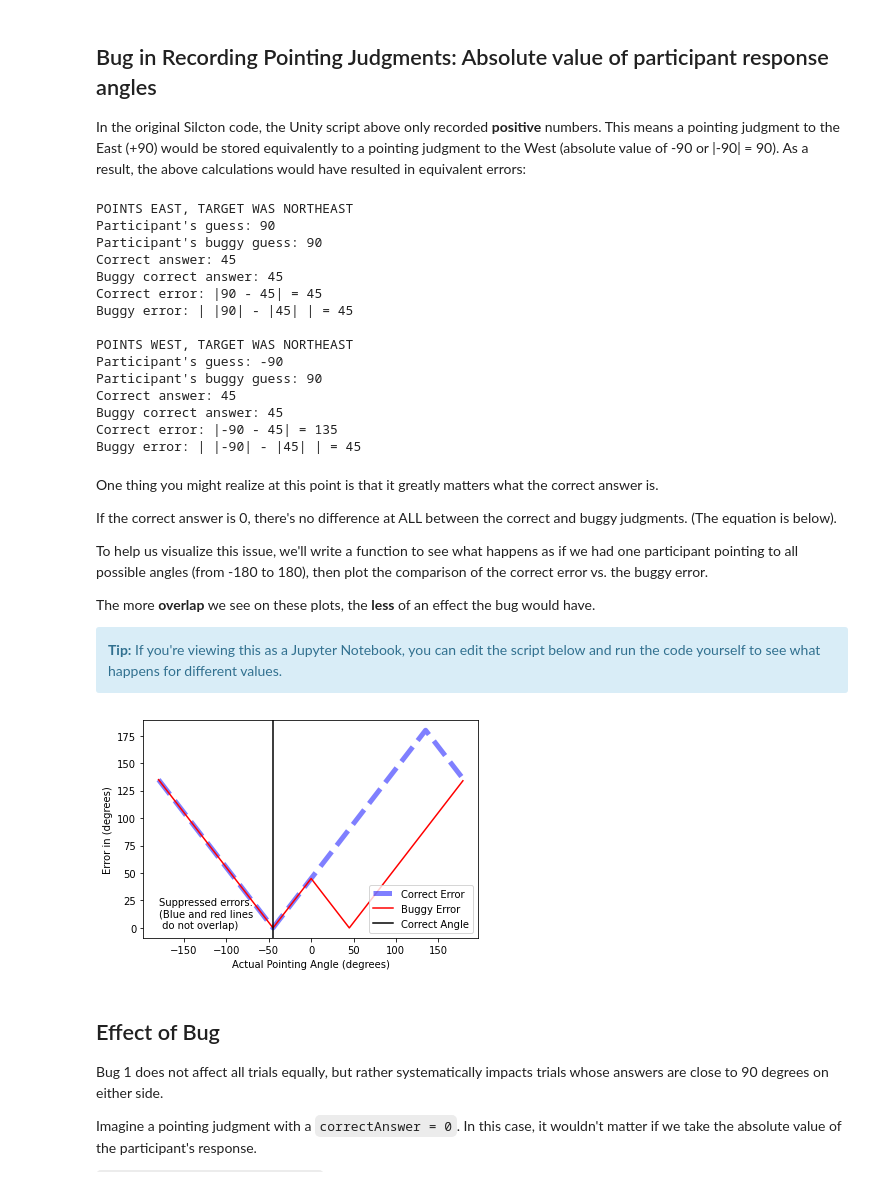
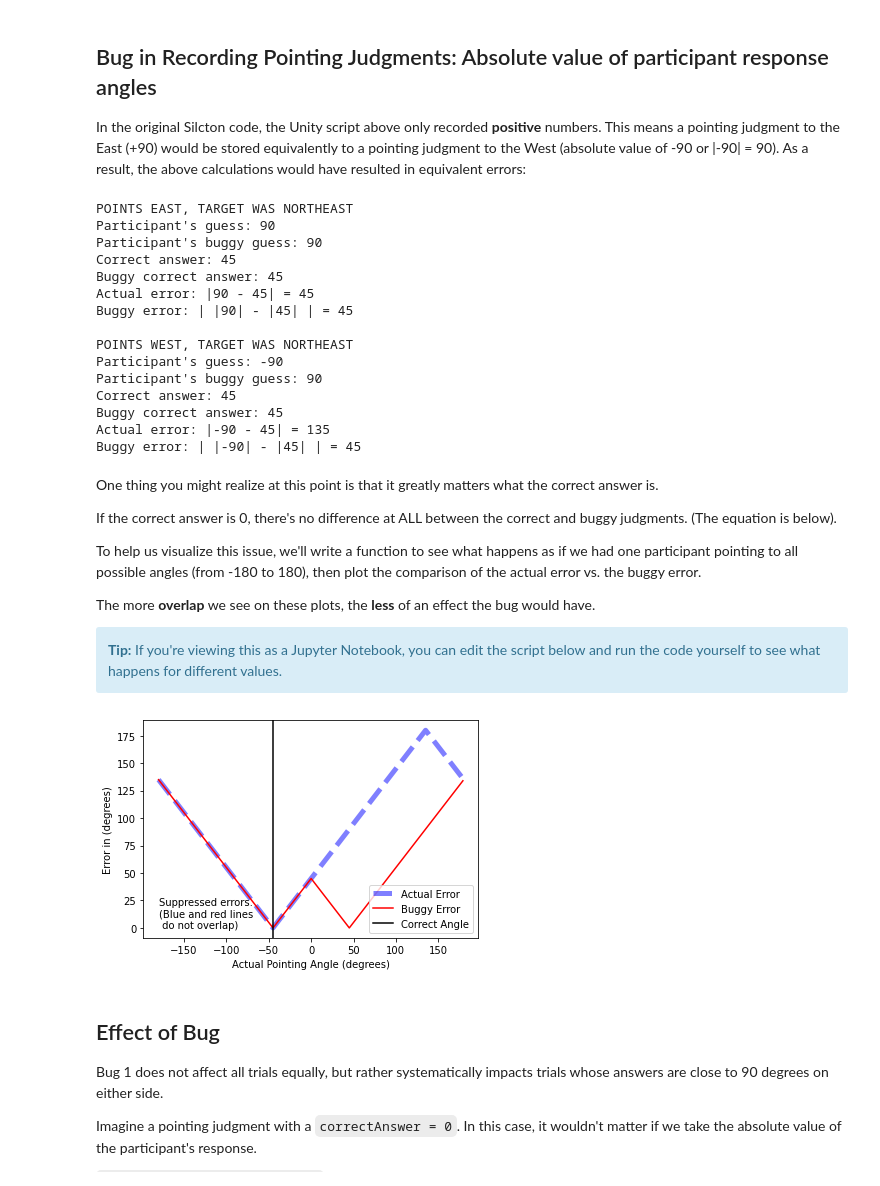
Before and after one commit to smweis/silcton_2.0, a Jupyter notebook: notebook/VirtualSilctonBugReport.ipynb, the cells around one changed output. Drawn from its saved outputs; the diff is of its cells as text; code cells hidden in the pictures.

```diff
--- a/notebook/VirtualSilctonBugReport.ipynb
+++ b/notebook/VirtualSilctonBugReport.ipynb
@@ -206,21 +204,21 @@ participantJudgment1 = 90
 participantJudgment2 = -90
 
 print("POINTS EAST, TARGET WAS NORTHEAST")
-correctError = correctPointing(participantJudgment1,correctAnswer)
+actualError = correctPointing(participantJudgment1,correctAnswer)
 buggyError = buggyPointing(participantJudgment1,correctAnswer)
 
 print(f"Participant's guess: {participantJudgment1}\n" + f"Participant's buggy guess: {abs(participantJudgment1)}\n" +
       f"Correct answer: {correctAnswer}\n" + f"Buggy correct answer: {abs(correctAnswer)}\n" +
-      f"Correct error: |{participantJudgment1} - {correctAnswer}| = {correctError}\n" +
+      f"Actual error: |{participantJudgment1} - {correctAnswer}| = {actualError}\n" +
       f"Buggy error: | |{participantJudgment1}| - |{correctAnswer}| | = {buggyError}\n")
 
 print("POINTS WEST, TARGET WAS NORTHEAST")
-correctError = correctPointing(participantJudgment2,correctAnswer)
+actualError = correctPointing(participantJudgment2,correctAnswer)
 buggyError = buggyPointing(participantJudgment2,correctAnswer)
 
 print(f"Participant's guess: {participantJudgment2}\n" + f"Participant's buggy guess: {abs(participantJudgment2)}\n" +
       f"Correct answer: {correctAnswer}\n" + f"Buggy correct answer: {abs(correctAnswer)}\n" +
-      f"Correct error: |{participantJudgment2} - {correctAnswer}| = {correctError}\n" +
+      f"Actual error: |{participantJudgment2} - {correctAnswer}| = {actualError}\n" +
       f"Buggy error: | |{participantJudgment2}| - |{correctAnswer}| | = {buggyError}\n")
 # %% [output]
 POINTS EAST, TARGET WAS NORTHEAST
@@ -228,7 +226,7 @@ Participant's guess: 90
 Participant's buggy guess: 90
 Correct answer: 45
 Buggy correct answer: 45
-Correct error: |90 - 45| = 45
+Actual error: |90 - 45| = 45
 Buggy error: | |90| - |45| | = 45
 
 POINTS WEST, TARGET WAS NORTHEAST
@@ -236,14 +234,14 @@ Participant's guess: -90
 Participant's buggy guess: 90
 Correct answer: 45
 Buggy correct answer: 45
-Correct error: |-90 - 45| = 135
+Actual error: |-90 - 45| = 135
 Buggy error: | |-90| - |45| | = 45
 # %% [markdown]
 One thing you might realize at this point is that it greatly matters what the correct answer is.
 
 If the correct answer is 0, there's no difference at ALL between the correct and buggy judgments. (The equation is below).
 
-To help us visualize this issue, we'll write a function to see what happens as if we had one participant pointing to all possible angles (from -180 to 180), then plot the comparison of the correct error vs. the buggy error.
+To help us visualize this issue, we'll write a function to see what happens as if we had one participant pointing to all possible angles (from -180 to 180), then plot the comparison of the actual error vs. the buggy error.
 
 The more **overlap** we see on these plots, the **less** of an effect the bug would have.
 
@@ -252,29 +250,29 @@ The more **overlap** we see on these plots, the **less** of an effect the bug wo
 # %%
 correctAnswer = -45
 
 def plotErrorComparison(correctAnswer):
     '''Simulate all possible errors for buggy and correct coding and compare them graphically.'''
 
     # Grab all angles between -180 to 180, counting by 1
     allAngles = np.arange(-180,180)
 
     # Calculate all errors (correct and buggy)
-    correctErrors = np.array([correctPointing(angle,correctAnswer) for angle in allAngles])
+    actualErrors = np.array([correctPointing(angle,correctAnswer) for angle in allAngles])
     buggyErrors = np.array([buggyPointing(angle,correctAnswer) for angle in allAngles])
 
     # Plot them and annotate
-    plt.plot(allAngles,correctErrors,'b--',linewidth=5,alpha = .5,label='Correct Error')
+    plt.plot(allAngles,actualErrors,'b--',linewidth=5,alpha = .5,label='Actual Error')
     plt.plot(allAngles,buggyErrors,'r',label='Buggy Error')
     plt.xlabel('Actual Pointing Angle (degrees)')
     plt.ylabel('Error in (degrees)')
     plt.annotate('Suppressed errors.\n(Blue and red lines\n do not overlap)',[-180,0])
     plt.axvline(correctAnswer,color='black',label='Correct Angle')
     plt.legend(loc='lower right')
     plt.show()
 
 plotErrorComparison(correctAnswer)
 # %% [output]
-[figure, old version]
+[figure, new version]
 # %% [markdown]
 ## Effect of Bug
 
```
Also changed, not shown: parts of 8 cells of this notebook.
